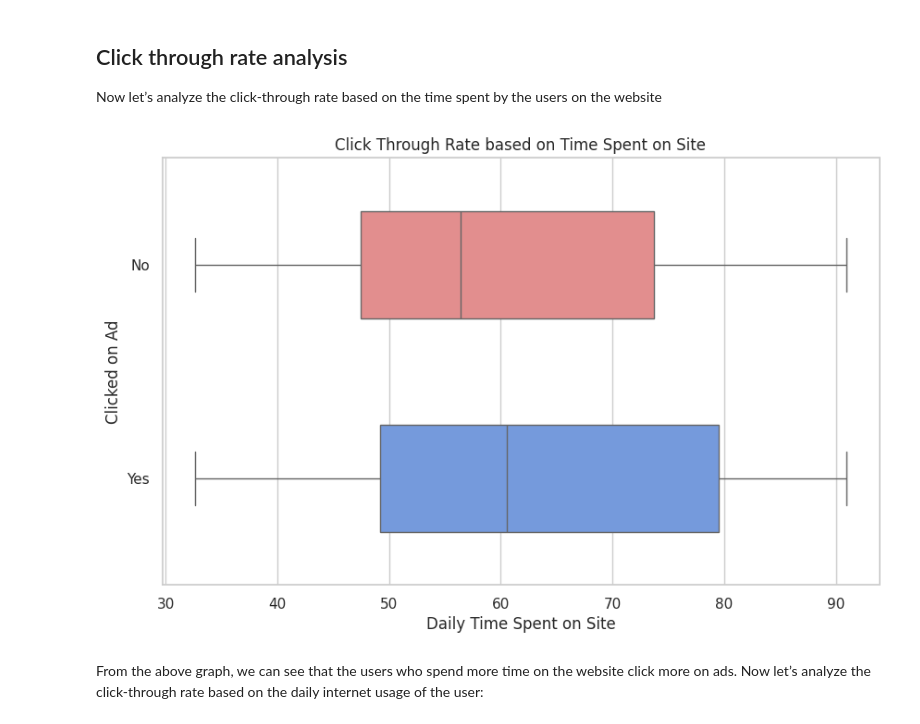
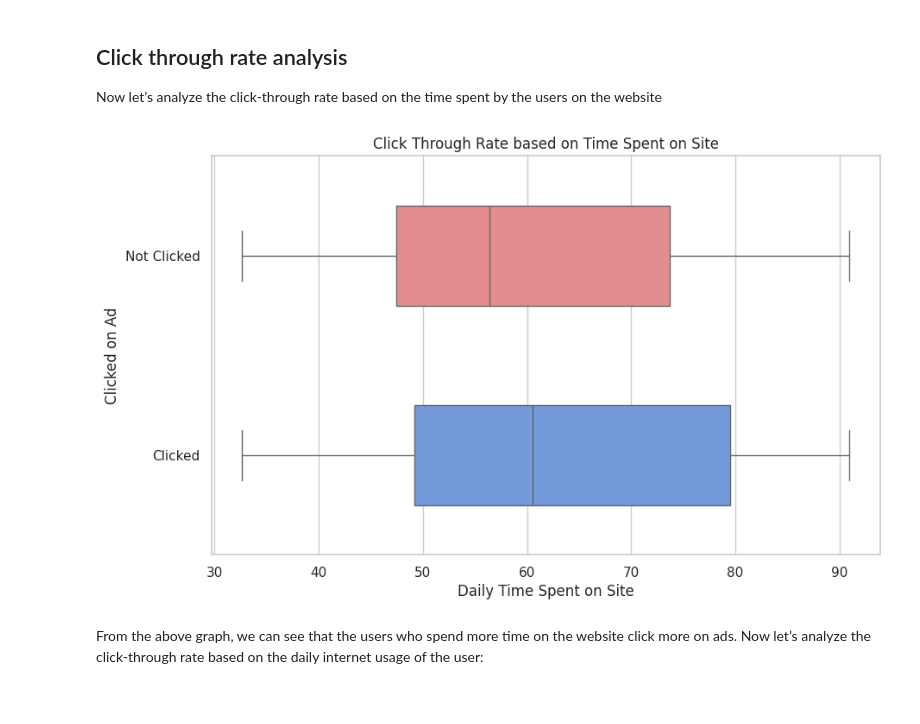
Before and after one commit to JesusRamosCognizant/Project-II, a Jupyter notebook: AdsCTR.ipynb, the cells around one changed output. Drawn from its saved outputs; the diff is of its cells as text; code cells hidden in the pictures.

```diff
--- a/AdsCTR.ipynb
+++ b/AdsCTR.ipynb
@@ -177,19 +182,19 @@ Now let’s analyze the click-through rate based on the time spent by the users
 # %%
 sns.set(style="whitegrid")
 
 plt.figure(figsize=(10, 6))
 box_plot = sns.boxplot(x="Daily Time Spent on Site",
                        y="Clicked on Ad",
                        hue="Clicked on Ad",
                        data=data,
-                       palette={'Yes':'cornflowerblue' ,'No':'lightcoral'},
+                       palette={'Clicked':'cornflowerblue' ,'Not Clicked':'lightcoral'},
                       dodge=False,
                       width=0.5)
 
 plt.title("Click Through Rate based on Time Spent on Site")
 plt.show()
 # %% [output]
-[figure, old version]
+[figure, new version]
 # %% [markdown]
 From the above graph, we can see that the users who spend more time on the website click more on ads. Now let’s analyze the click-through rate based on the daily internet usage of the user:
 # %%
```
Also changed, not shown: parts of 27 cells of this notebook, 2 other files.
